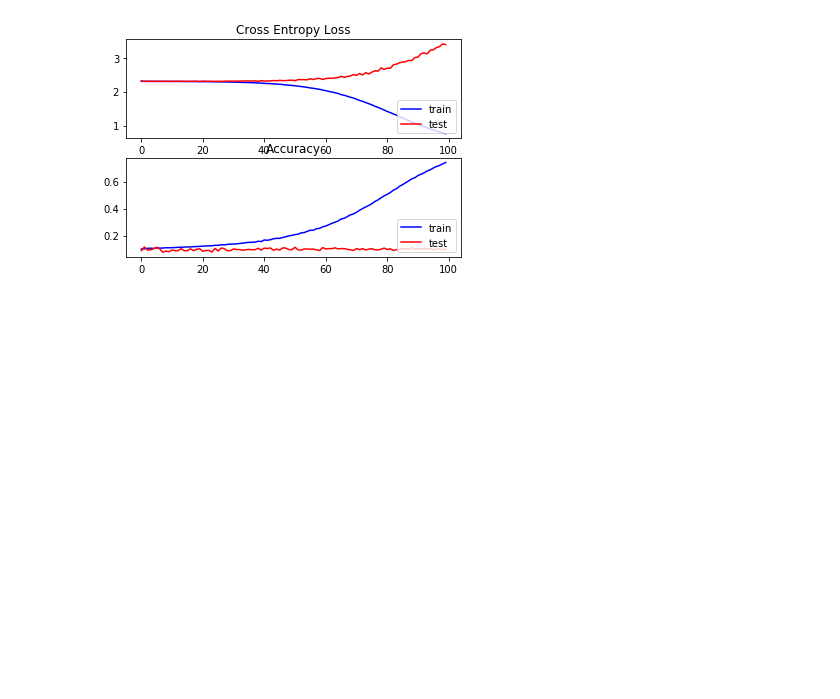
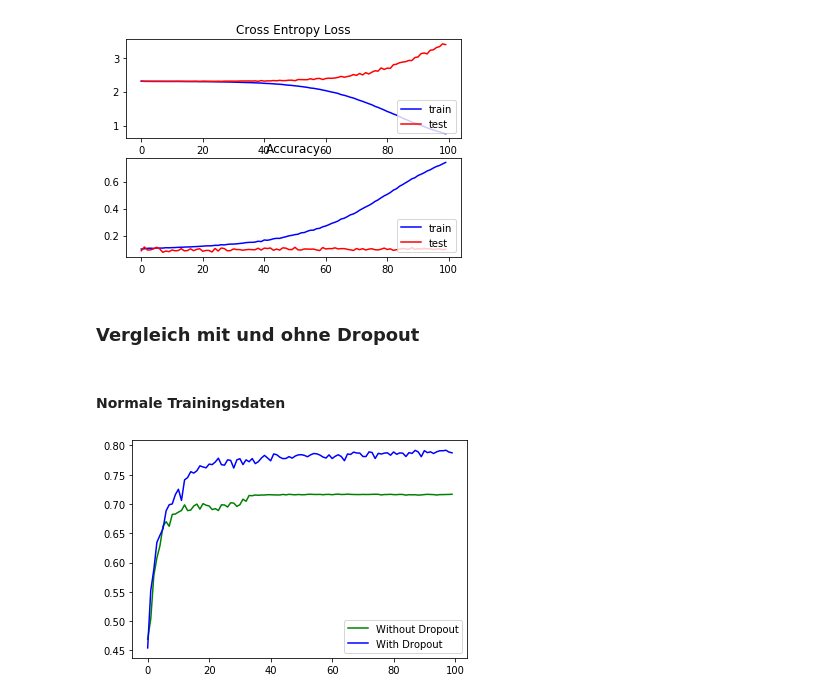
Before and after one commit to RoblabWh/WieLernenNeuronaleNetze, a Jupyter notebook: Memorization.ipynb, the cells around one changed output. Saved outputs shown, nothing was run; the diff lists cells and outputs as text; code cells hidden in the pictures; blank space fills up the shorter version.

```diff
--- a/Memorization.ipynb
+++ b/Memorization.ipynb
@@ -329,3 +274,14 @@ plot_summary(history_reg_random)
 Parameter: 1,341,226
 Final Accuracy: 0.7411; Final Validation Accuracy: 0.0998
 [figure]
+# %% [markdown]
+### Vergleich mit und ohne Dropout
+# %% [markdown]
+#### Normale Trainingsdaten
+# %%
+pyplot.plot(history_normal['val_acc'], color='green', label='Without Dropout')
+pyplot.plot(history_reg_normal['val_acc'], color='blue', label='With Dropout')
+pyplot.legend(loc='lower right')
+pyplot.show()
+# %% [output]
+[figure, added]
```
Also changed, not shown: parts of 17 cells of this notebook.
